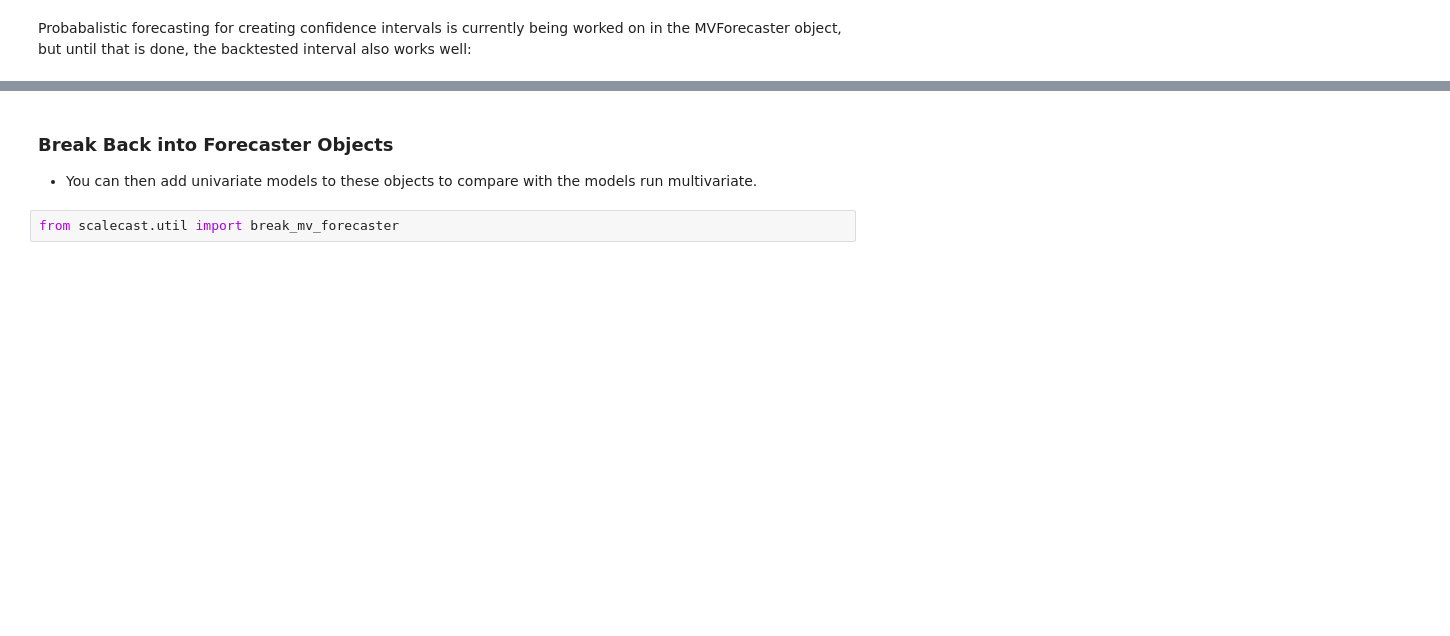
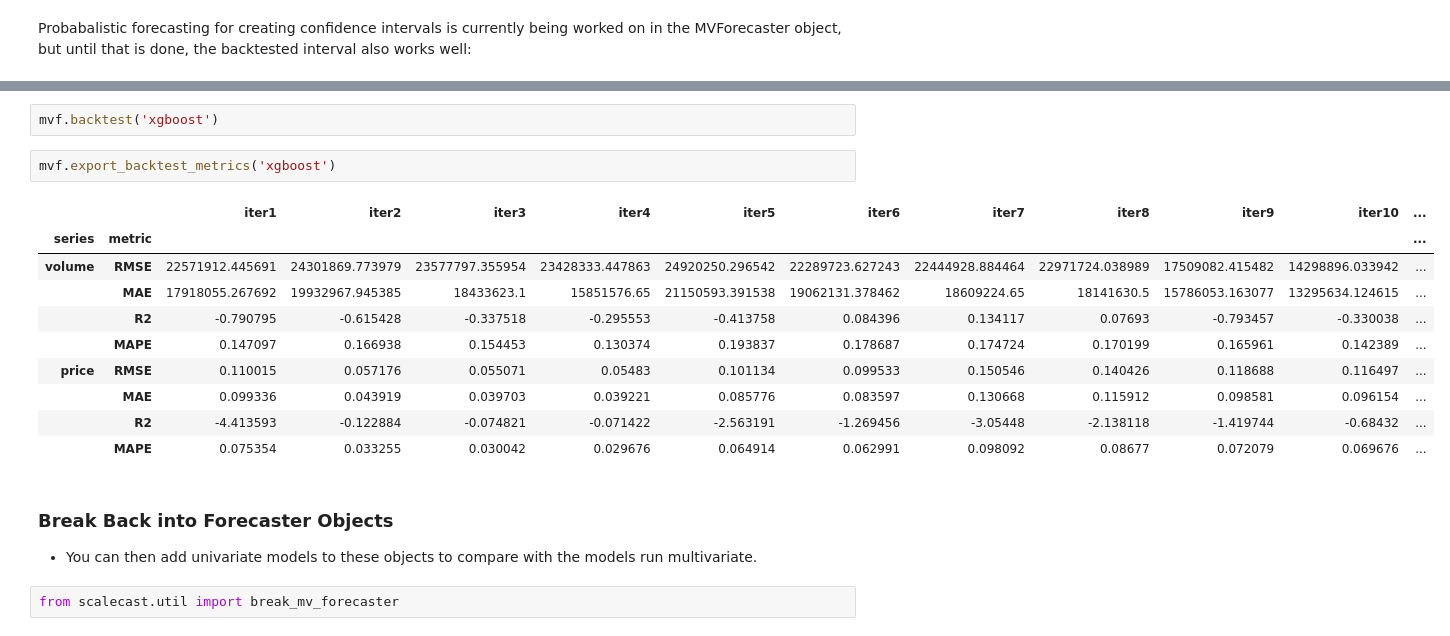
Before and after one commit to mikekeith52/scalecast-examples, a Jupyter notebook: misc/introduction/Introduction2.ipynb, the cells around one changed output, grey strips where cells are left out. Saved outputs shown, nothing was run; the diff lists cells and outputs as text; blank space fills up the shorter version.

```diff
--- a/misc/introduction/Introduction2.ipynb
+++ b/misc/introduction/Introduction2.ipynb
@@ -417,3 +432,18 @@ plt.show()
+# %%
+mvf.backtest('xgboost')
+# %%
+mvf.export_backtest_metrics('xgboost')
+# %% [output]
+|  |  | iter1 | iter2 | iter3 | iter4 | iter5 | iter6 | iter7 | iter8 | iter9 | iter10 | ... |
+| series | metric |  |  |  |  |  |  |  |  |  |  | ... |
+| volume | RMSE | 22571912.445691 | 24301869.773979 | 23577797.355954 | 23428333.447863 | 24920250.296542 | 22289723.627243 | 22444928.884464 | 22971724.038989 | 17509082.415482 | 14298896.033942 | ... |
+|  | MAE | 17918055.267692 | 19932967.945385 | 18433623.1 | 15851576.65 | 21150593.391538 | 19062131.378462 | 18609224.65 | 18141630.5 | 15786053.163077 | 13295634.124615 | ... |
+|  | R2 | -0.790795 | -0.615428 | -0.337518 | -0.295553 | -0.413758 | 0.084396 | 0.134117 | 0.07693 | -0.793457 | -0.330038 | ... |
+|  | MAPE | 0.147097 | 0.166938 | 0.154453 | 0.130374 | 0.193837 | 0.178687 | 0.174724 | 0.170199 | 0.165961 | 0.142389 | ... |
+| price | RMSE | 0.110015 | 0.057176 | 0.055071 | 0.05483 | 0.101134 | 0.099533 | 0.150546 | 0.140426 | 0.118688 | 0.116497 | ... |
+|  | MAE | 0.099336 | 0.043919 | 0.039703 | 0.039221 | 0.085776 | 0.083597 | 0.130668 | 0.115912 | 0.098581 | 0.096154 | ... |
+|  | R2 | -4.413593 | -0.122884 | -0.074821 | -0.071422 | -2.563191 | -1.269456 | -3.05448 | -2.138118 | -1.419744 | -0.68432 | ... |
+|  | MAPE | 0.075354 | 0.033255 | 0.030042 | 0.029676 | 0.064914 | 0.062991 | 0.098092 | 0.08677 | 0.072079 | 0.069676 | ... |
 # %% [markdown]
 ### Break Back into Forecaster Objects
 - You can then add univariate models to these objects to compare with the models run multivariate.
```
Also changed, not shown: parts of 57 cells of this notebook, 1 other file.
